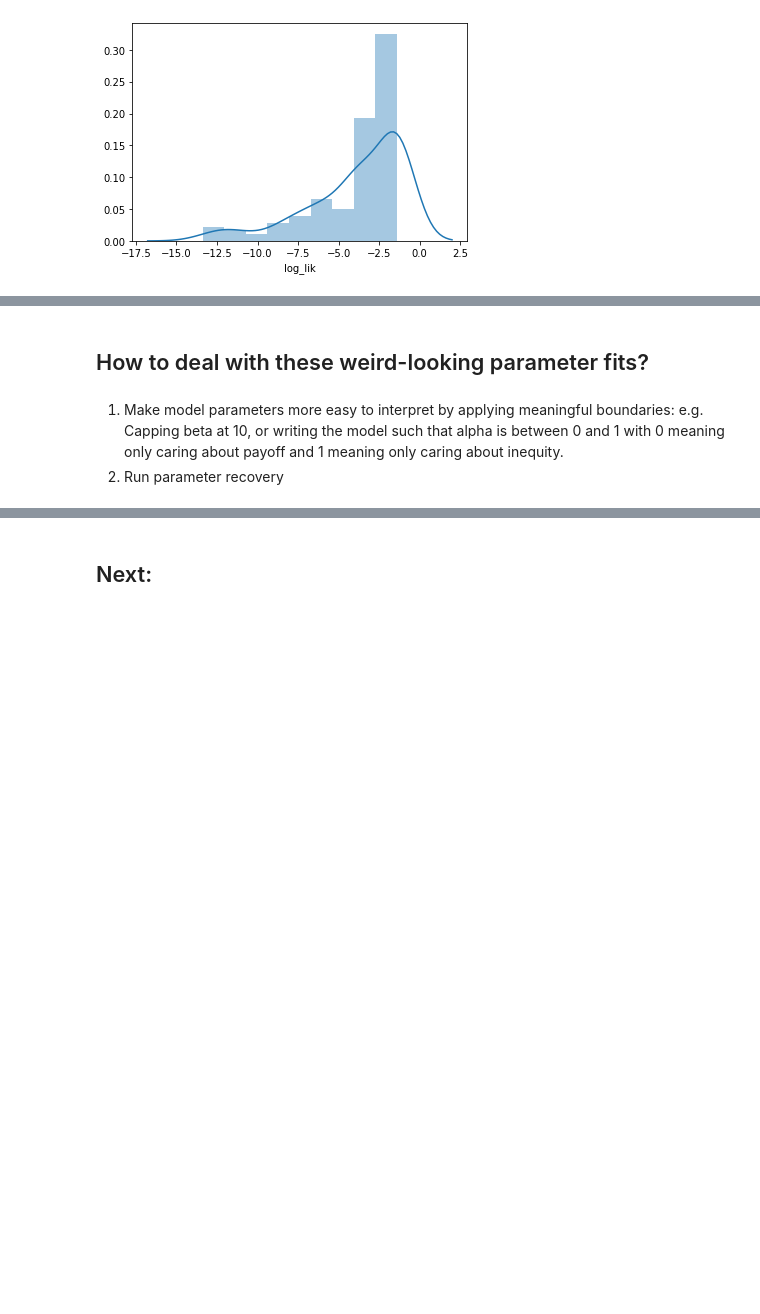
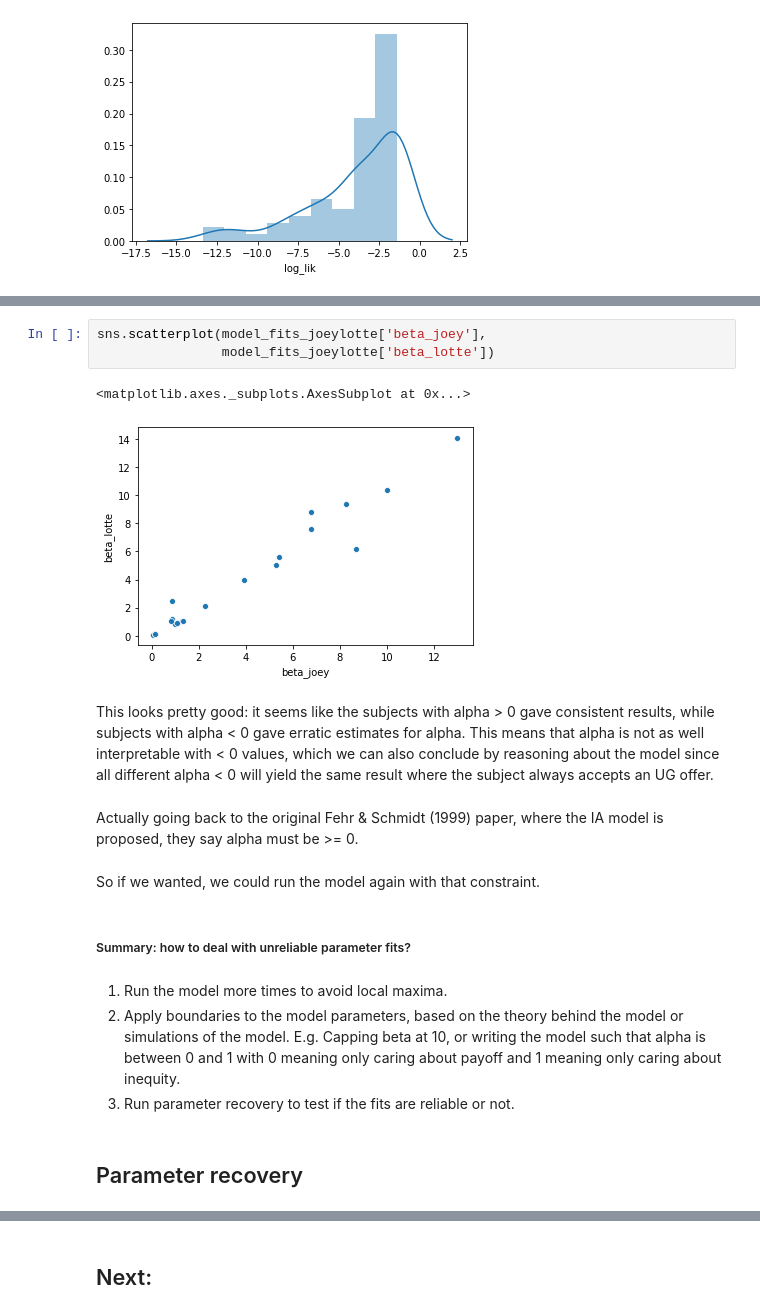
Before and after one commit to jeroenvanbaar/Computational_modeling_tutorial, a Jupyter notebook: 4.Automating_model_fitting_and_model_comparison.ipynb, the cells around one changed output, grey strips where cells are left out. Saved outputs shown, nothing was run; the diff lists cells and outputs as text; blank space fills up the shorter version.

```diff
--- a/4.Automating_model_fitting_and_model_comparison.ipynb
+++ b/4.Automating_model_fitting_and_model_comparison.ipynb
@@ -277,5 +320,20 @@ sns.distplot(model_fits_allsubs.query('log_lik < -.1')['log_lik'])
+# %%
+sns.scatterplot(model_fits_joeylotte['beta_joey'],
+                model_fits_joeylotte['beta_lotte'])
+# %% [output]
+<matplotlib.axes._subplots.AxesSubplot at 0x...>
+[figure, added]
+# %% [markdown]
+This looks pretty good: it seems like the subjects with alpha > 0 gave consistent results, while subjects with alpha < 0 gave erratic estimates for alpha. This means that alpha is not as well interpretable with < 0 values, which we can also conclude by reasoning about the model since all different alpha < 0 will yield the same result where the subject always accepts an UG offer.
+# %% [markdown]
+Actually going back to the original Fehr & Schmidt (1999) paper, where the IA model is proposed, they say alpha must be >= 0.
+# %% [markdown]
+So if we wanted, we could run the model again with that constraint.
 # %% [markdown]
-## How to deal with these weird-looking parameter fits?
+##### Summary: how to deal with unreliable parameter fits?
 # %% [markdown]
-1. Make model parameters more easy to interpret by applying meaningful boundaries: e.g. Capping beta at 10, or writing the model such that alpha is between 0 and 1 with 0 meaning only caring about payoff and 1 meaning only caring about inequity.
-2. Run parameter recovery
+1. Run the model more times to avoid local maxima.
+2. Apply boundaries to the model parameters, based on the theory behind the model or simulations of the model. E.g. Capping beta at 10, or writing the model such that alpha is between 0 and 1 with 0 meaning only caring about payoff and 1 meaning only caring about inequity.
+3. Run parameter recovery to test if the fits are reliable or not.
+# %% [markdown]
+## Parameter recovery
```
Also changed, not shown: parts of 34 cells of this notebook, 1 other file.
